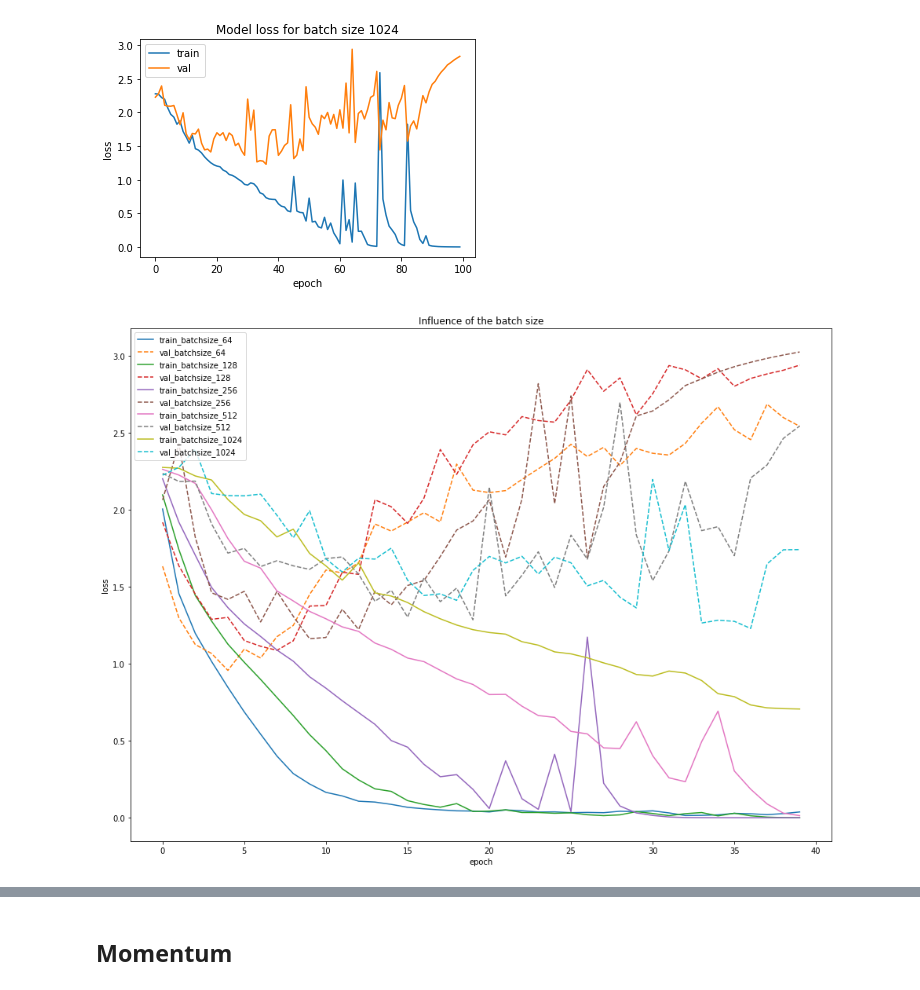
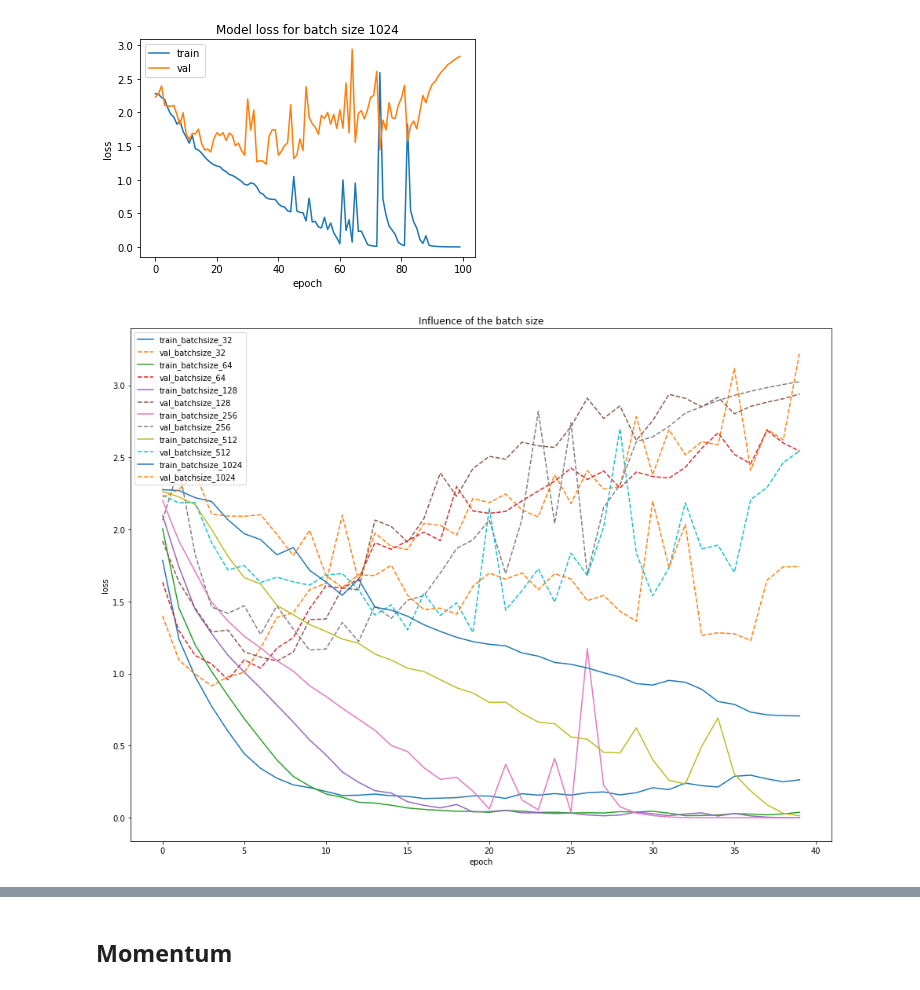
Before and after one commit to BWallyn/Optimization_DL, a Jupyter notebook: notebooks/Visualization_models.ipynb, the cells around one changed output, grey strips where cells are left out. Saved outputs shown, nothing was run; the diff lists cells and outputs as text; code cells hidden in the pictures.

```diff
--- a/notebooks/Visualization_models.ipynb
+++ b/notebooks/Visualization_models.ipynb
@@ -58,0 +59,2 @@ df_results_gd.head(2)
+# %%
+history_sgd_perc_04_batch_1 = pickle.load(open('../data/models/trainHistory_model_sgd_perc_04_batch1.p', 'rb'))
@@ -236,26 +258,29 @@ plt.show()
 # %%
 # Batch size influence
 plt.figure(figsize=(16,12))
+plt.plot(history_sgd['loss'][:40])
+plt.plot(history_sgd['val_loss'][:40], '--')
 plt.plot(history_sgd_ba_64['loss'])
 plt.plot(history_sgd_ba_64['val_loss'], '--')
 plt.plot(history_sgd_ba_128['loss'])
 plt.plot(history_sgd_ba_128['val_loss'], '--')
 plt.plot(history_sgd_ba_256['loss'])
 plt.plot(history_sgd_ba_256['val_loss'], '--')
 plt.plot(history_sgd_ba_512['loss'])
 plt.plot(history_sgd_ba_512['val_loss'], '--')
 plt.plot(history_sgd_ba_1024['loss'][:40])
 plt.plot(history_sgd_ba_1024['val_loss'][:40], '--')
 plt.title('Influence of the batch size')
 plt.ylabel('loss')
 plt.xlabel('epoch')
-plt.legend(['train_batchsize_64', 'val_batchsize_64', 'train_batchsize_128', 'val_batchsize_128',
+plt.legend(['train_batchsize_32', 'val_batchsize_32',
+            'train_batchsize_64', 'val_batchsize_64', 'train_batchsize_128', 'val_batchsize_128',
            'train_batchsize_256', 'val_batchsize_256', 'train_batchsize_512', 'val_batchsize_512',
            'train_batchsize_1024', 'val_batchsize_1024'],
            loc='upper left')
 plt.show()
 # %% [output]
-[figure, old version]
+[figure, new version]
 # %%
 df_results_sgd_32 = prepare_plot_percentage_epoch(history_sgd, model_name='SGD_batchsize_32')
 df_results_sgd_64 = prepare_plot_percentage_epoch(history_sgd_ba_64, model_name='SGD_batchsize_64')
```
Also changed, not shown: parts of 48 cells of this notebook, 40 other files.
